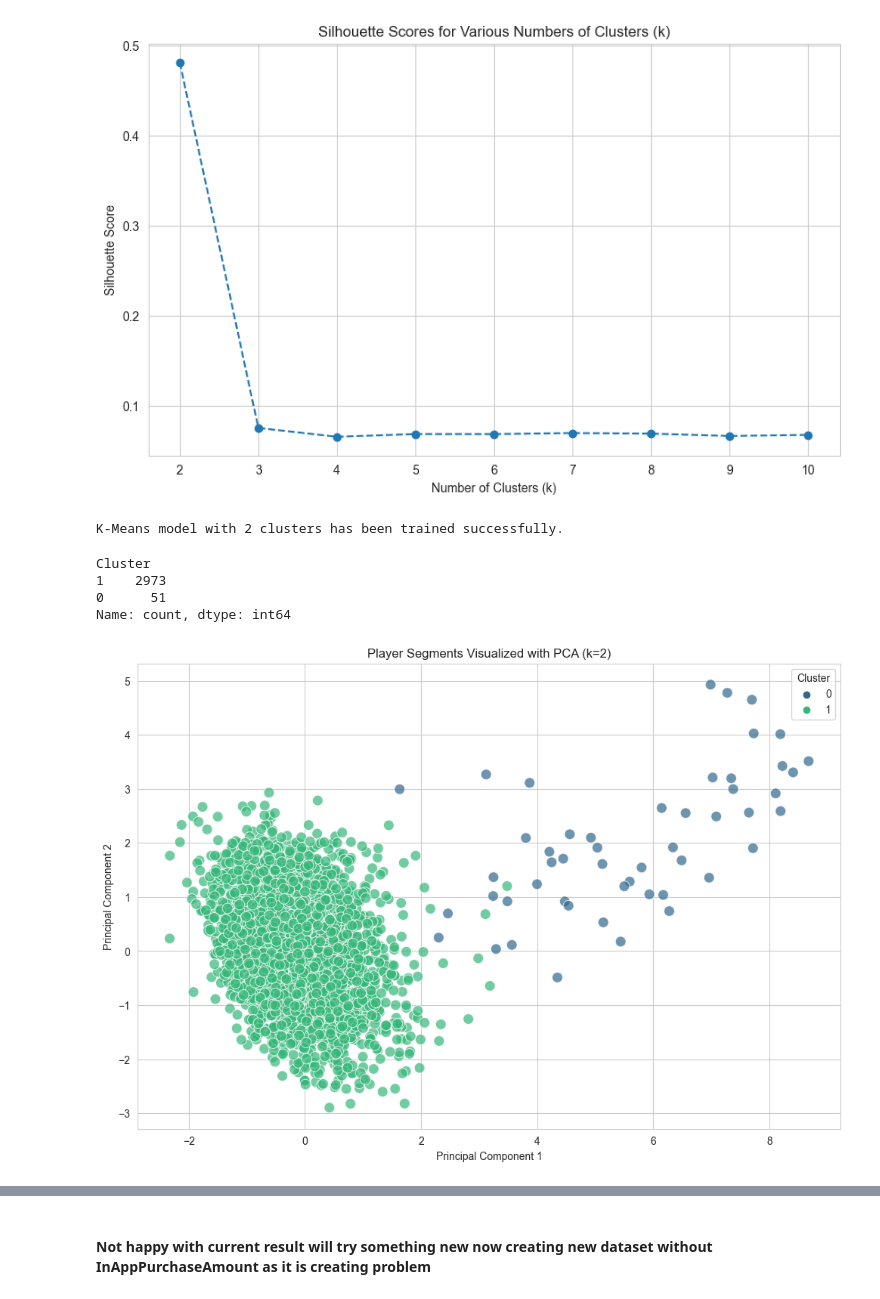
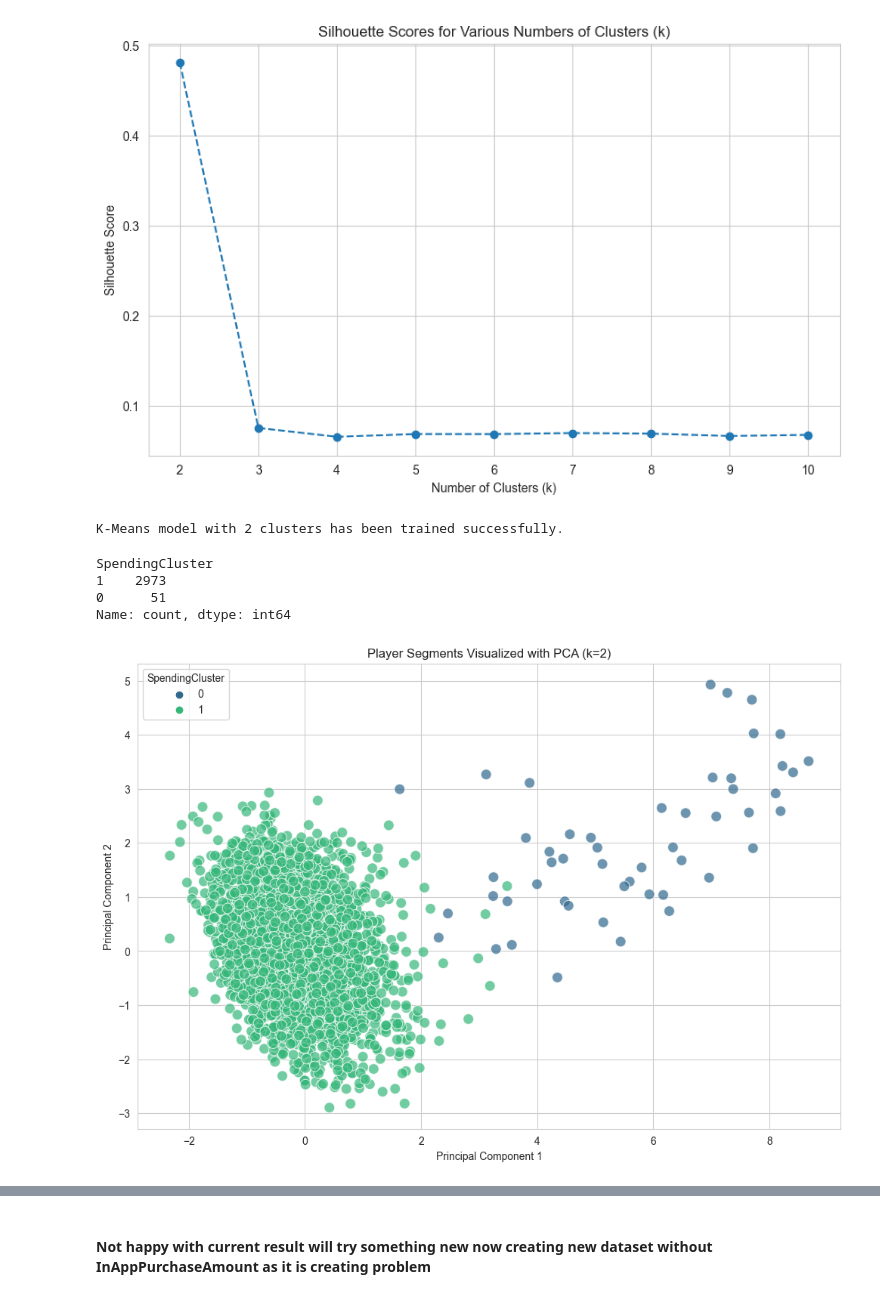
Before and after one commit to TaherBatterywala/In-App-Purchase-Spending-Analysis, a Jupyter notebook: notebook/2_Model1.ipynb, the cells around one changed output, grey strips where cells are left out. Saved outputs shown, nothing was run; the diff lists cells and outputs as text; code cells hidden in the pictures.

```diff
--- a/notebook/2_Model1.ipynb
+++ b/notebook/2_Model1.ipynb
@@ -224,34 +224,34 @@ optimal_k = 2
 kmeans = KMeans(n_clusters=optimal_k, init='k-means++', random_state=42, n_init=10)
 cluster_labels = kmeans.fit_predict(processed_data)
 
-df['Cluster'] = cluster_labels
+df['SpendingCluster'] = cluster_labels
 
 print(f"K-Means model with {optimal_k} clusters has been trained successfully.")
-df['Cluster'].value_counts()
+df['SpendingCluster'].value_counts()
 # %% [output]
 K-Means model with 2 clusters has been trained successfully.
-Cluster
+SpendingCluster
 1    2973
 0      51
 Name: count, dtype: int64
 # %%
 # Initialize PCA to reduce data to 2 dimensions for plotting
 pca = PCA(n_components=2, random_state=42)
 data_pca = pca.fit_transform(processed_data.toarray() if hasattr(processed_data, "toarray") else processed_data)
 
 # Create a new DataFrame for plotting
 df_pca = pd.DataFrame(data=data_pca, columns=['PCA1', 'PCA2'])
-df_pca['Cluster'] = cluster_labels
+df_pca['SpendingCluster'] = cluster_labels
 
 # Plot the clusters
 plt.figure(figsize=(12, 8))
-sns.scatterplot(x='PCA1', y='PCA2', hue='Cluster', data=df_pca, palette='viridis', s=100, alpha=0.7)
+sns.scatterplot(x='PCA1', y='PCA2', hue='SpendingCluster', data=df_pca, palette='viridis', s=100, alpha=0.7)
 plt.title('Player Segments Visualized with PCA (k=2)')
 plt.xlabel('Principal Component 1')
 plt.ylabel('Principal Component 2')
-plt.legend(title='Cluster')
+plt.legend(title='SpendingCluster')
 plt.grid(True)
 plt.show()
 # %% [output]
-[figure, old version]
+[figure, new version]
 # %%
```
Also changed, not shown: parts of 6 cells of this notebook.
